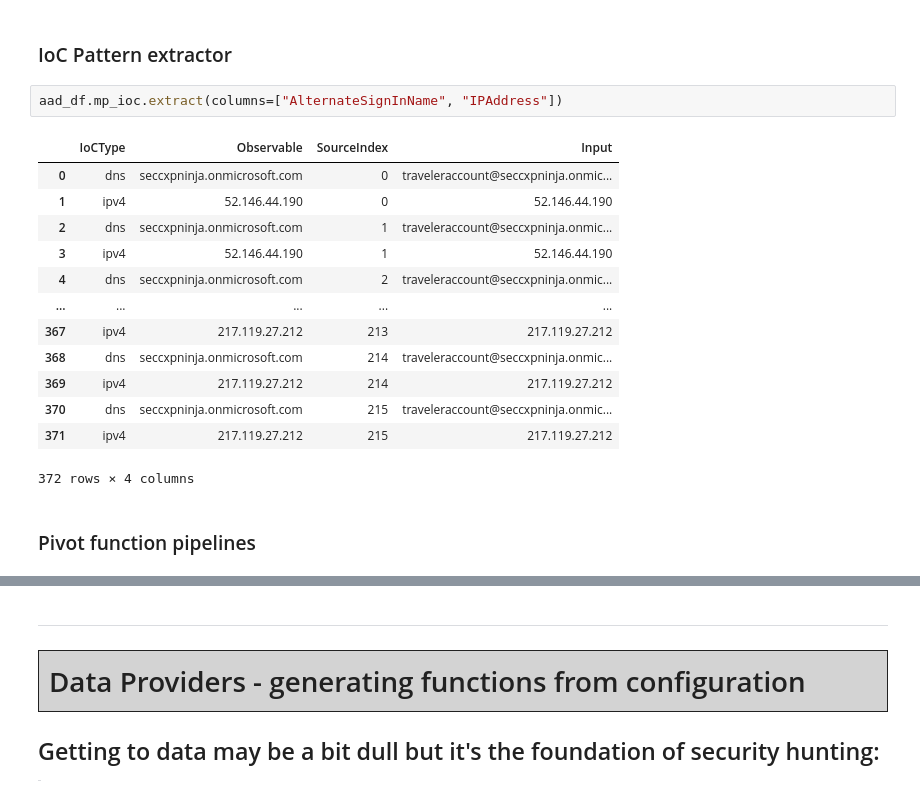
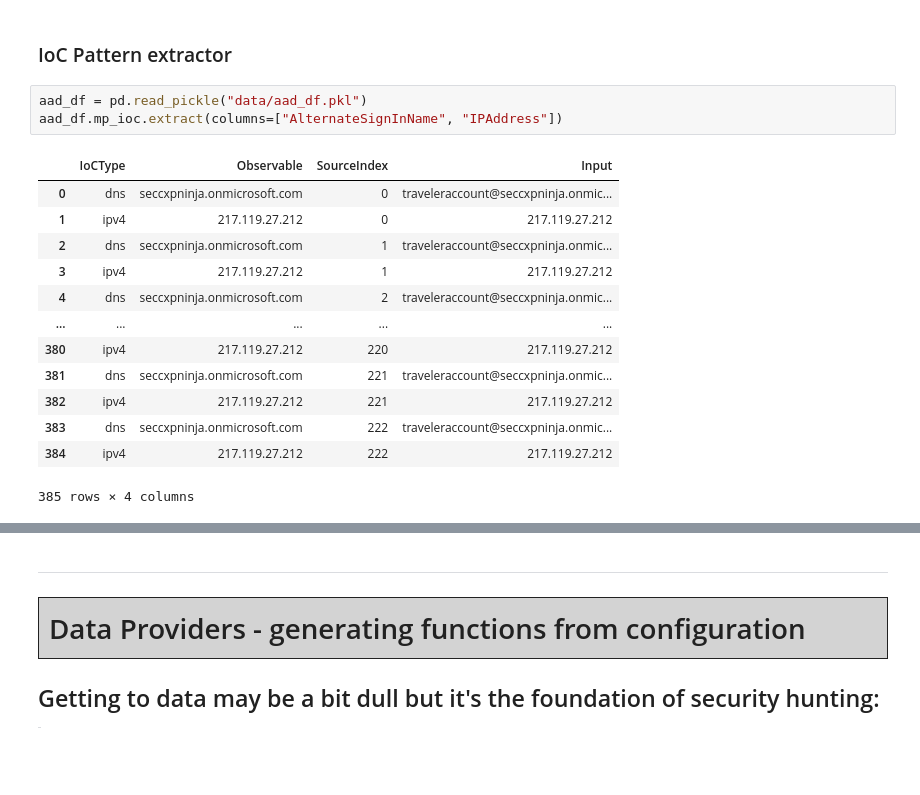
Before and after one commit to ianhelle/pycon2021, a Jupyter notebook: PyCon-MP-dev.ipynb, the cells around one changed output, grey strips where cells are left out. Cells and saved outputs as stored; diff of their text form; blank space fills up the shorter version.

```diff
--- a/PyCon-MP-dev.ipynb
+++ b/PyCon-MP-dev.ipynb
@@ -257,20 +260,19 @@ aad_df.head(4).my_ext5.exp_dict(column="LocationDetails", drop=True)
 # %% [markdown]
 ### IoC Pattern extractor
 # %%
+aad_df = pd.read_pickle("data/aad_df.pkl")
 aad_df.mp_ioc.extract(columns=["AlternateSignInName", "IPAddress"])
 # %% [output]
 |  | IoCType | Observable | SourceIndex | Input |
 | 0 | dns | seccxpninja.onmicrosoft.com | 0 | traveleraccount@seccxpninja.onmic... |
-| 1 | ipv4 | 52.146.44.190 | 0 | 52.146.44.190 |
+| 1 | ipv4 | 217.119.27.212 | 0 | 217.119.27.212 |
 | 2 | dns | seccxpninja.onmicrosoft.com | 1 | traveleraccount@seccxpninja.onmic... |
-| 3 | ipv4 | 52.146.44.190 | 1 | 52.146.44.190 |
+| 3 | ipv4 | 217.119.27.212 | 1 | 217.119.27.212 |
 | 4 | dns | seccxpninja.onmicrosoft.com | 2 | traveleraccount@seccxpninja.onmic... |
 | ... | ... | ... | ... | ... |
-| 367 | ipv4 | 217.119.27.212 | 213 | 217.119.27.212 |
-| 368 | dns | seccxpninja.onmicrosoft.com | 214 | traveleraccount@seccxpninja.onmic... |
-| 369 | ipv4 | 217.119.27.212 | 214 | 217.119.27.212 |
-| 370 | dns | seccxpninja.onmicrosoft.com | 215 | traveleraccount@seccxpninja.onmic... |
-| 371 | ipv4 | 217.119.27.212 | 215 | 217.119.27.212 |
+| 380 | ipv4 | 217.119.27.212 | 220 | 217.119.27.212 |
+| 381 | dns | seccxpninja.onmicrosoft.com | 221 | traveleraccount@seccxpninja.onmic... |
+| 382 | ipv4 | 217.119.27.212 | 221 | 217.119.27.212 |
+| 383 | dns | seccxpninja.onmicrosoft.com | 222 | traveleraccount@seccxpninja.onmic... |
+| 384 | ipv4 | 217.119.27.212 | 222 | 217.119.27.212 |
-372 rows × 4 columns
+385 rows × 4 columns
-# %% [markdown]
-### Pivot function pipelines
```
Also changed, not shown: parts of 52 cells of this notebook, 14 other files.
